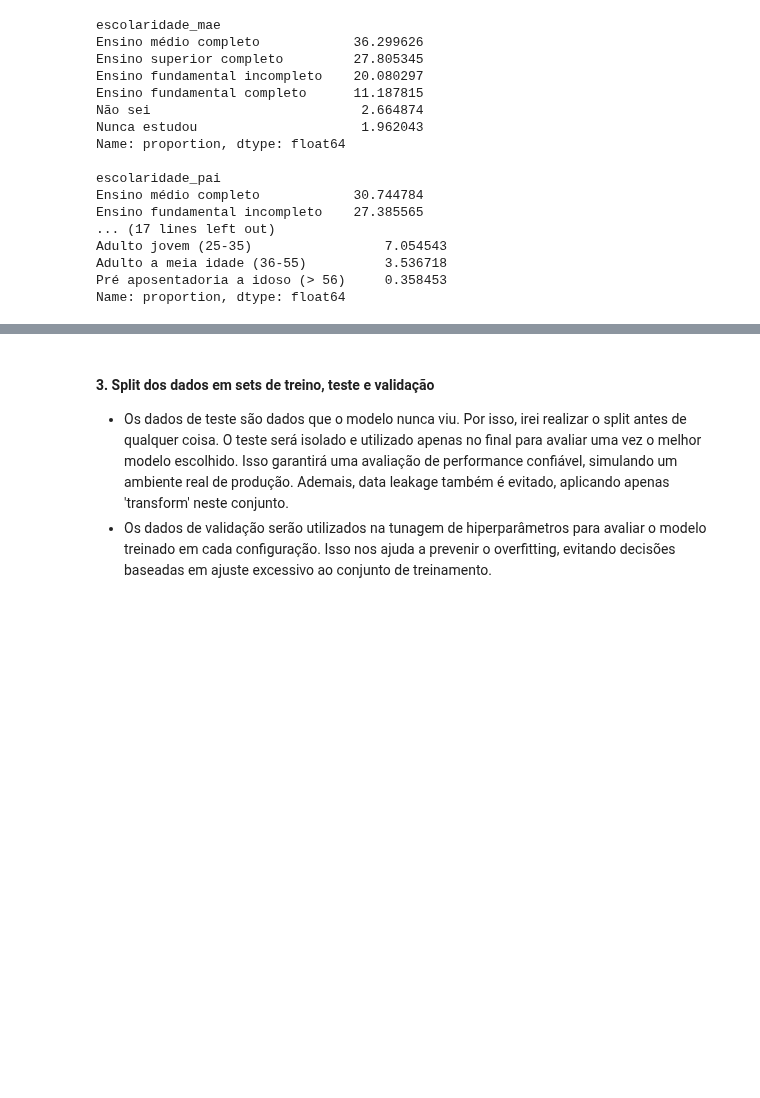
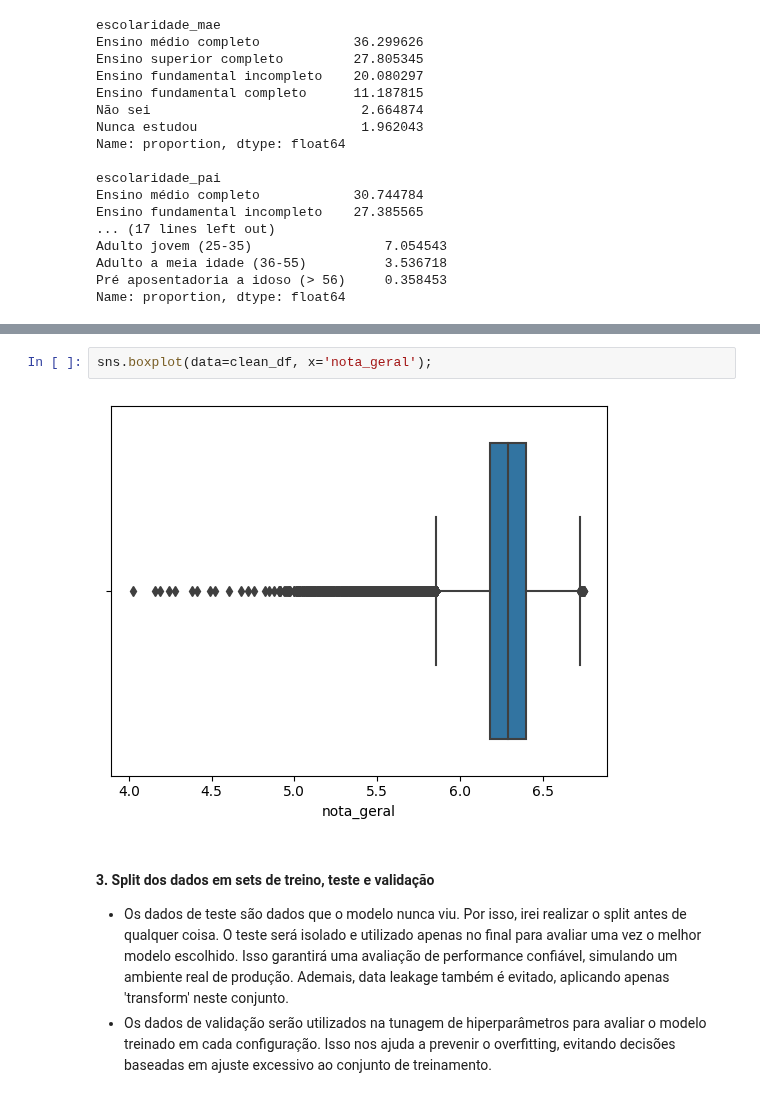
Before and after one commit to allmeidaapedro/Enem-Analysis, a Jupyter notebook: notebooks/3_modelling_desempenho.ipynb, the cells around one changed output, grey strips where cells are left out. Saved outputs shown, nothing was run; the diff lists cells and outputs as text; blank space fills up the shorter version.

```diff
--- a/notebooks/3_modelling_desempenho.ipynb
+++ b/notebooks/3_modelling_desempenho.ipynb
@@ -318,3 +329,7 @@ Name: proportion, dtype: float64
+# %%
+sns.boxplot(data=clean_df, x='nota_geral');
+# %% [output]
+[figure, added]
 # %% [markdown]
 #### 3. Split dos dados em sets de treino, teste e validação
 - Os dados de teste são dados que o modelo nunca viu. Por isso, irei realizar o split antes de qualquer coisa. O teste será isolado e utilizado apenas no final para avaliar uma vez o melhor modelo escolhido. Isso garantirá uma avaliação de performance confiável, simulando um ambiente real de produção. Ademais, data leakage também é evitado, aplicando apenas 'transform' neste conjunto.
```
Also changed, not shown: parts of 5 cells of this notebook.
